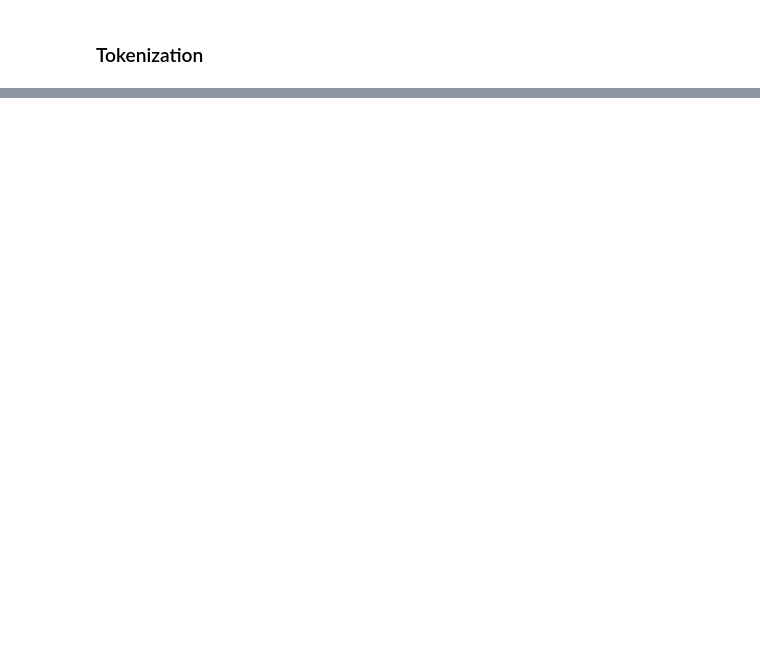
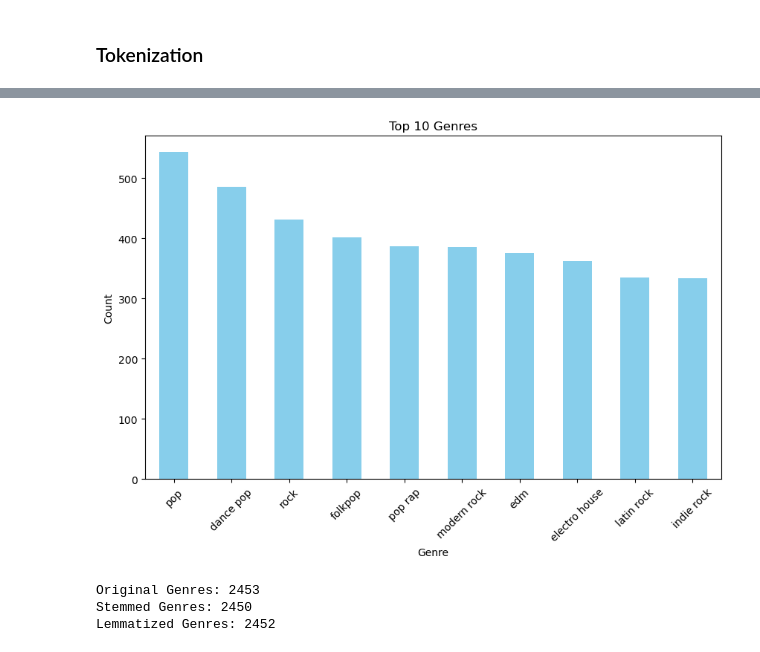
Before and after one commit to merve017/spotify_nlp, a Jupyter notebook: Preprocessing_Genre.ipynb, the cells around one changed output, grey strips where cells are left out. Drawn from its saved outputs; the diff is of its cells as text; code cells hidden in the pictures; blank space fills up the shorter version.

```diff
--- a/Preprocessing_Genre.ipynb
+++ b/Preprocessing_Genre.ipynb
@@ -136,0 +193,30 @@ df_artists.head(5)
+# %%
+import pandas as pd
+import matplotlib.pyplot as plt
+
+# Count of each unique genre
+all_stemmed_genres = " ".join([" ".join(genres) for genres in df_artists['cleaned_genres']])
+
+genre_counts = pd.Series([genre for sublist in df_artists['cleaned_genres'] for genre in sublist]).value_counts()
+
+# Plotting
+plt.figure(figsize=(10, 6))
+genre_counts.head(10).plot(kind='bar', color='skyblue')
+plt.title('Top 10 Genres')
+plt.xlabel('Genre')
+plt.ylabel('Count')
+plt.xticks(rotation=45)
+plt.show()
+# %% [output]
+[figure, added]
+# %%
+# Unique genre count
+original_genres_count = len(set([genre for sublist in df_artists['cleaned_genres'] for genre in sublist]))
+stemmed_genres_count = len(set([genre for sublist in df_artists['stemmed_genres'] for genre in sublist]))
+lemmatized_genres_count = len(set([genre for sublist in df_artists['lemmatized_genres'] for genre in sublist]))
+
+print(f"Original Genres: {original_genres_count}\nStemmed Genres: {stemmed_genres_count}\nLemmatized Genres: {lemmatized_genres_count}")
+# %% [output]
+Original Genres: 2453
+Stemmed Genres: 2450
+Lemmatized Genres: 2452
```
Also changed, not shown: parts of 23 cells of this notebook.
